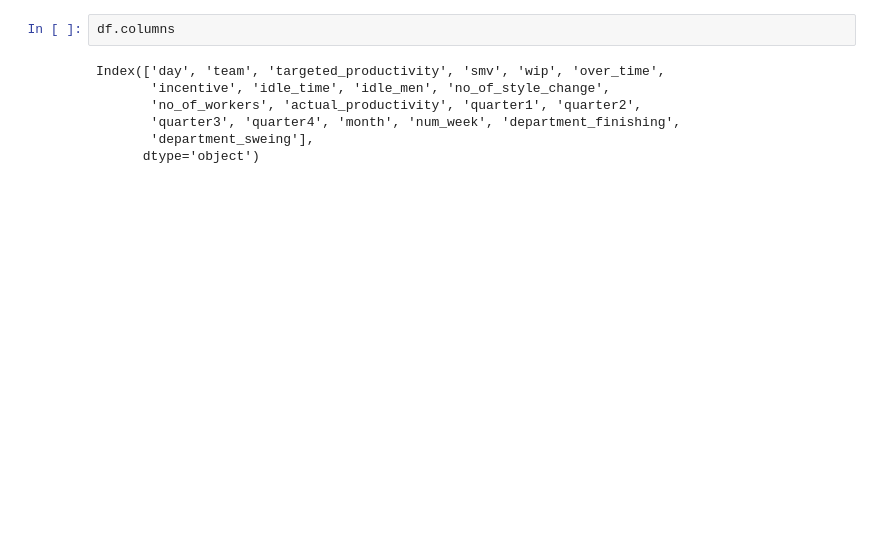
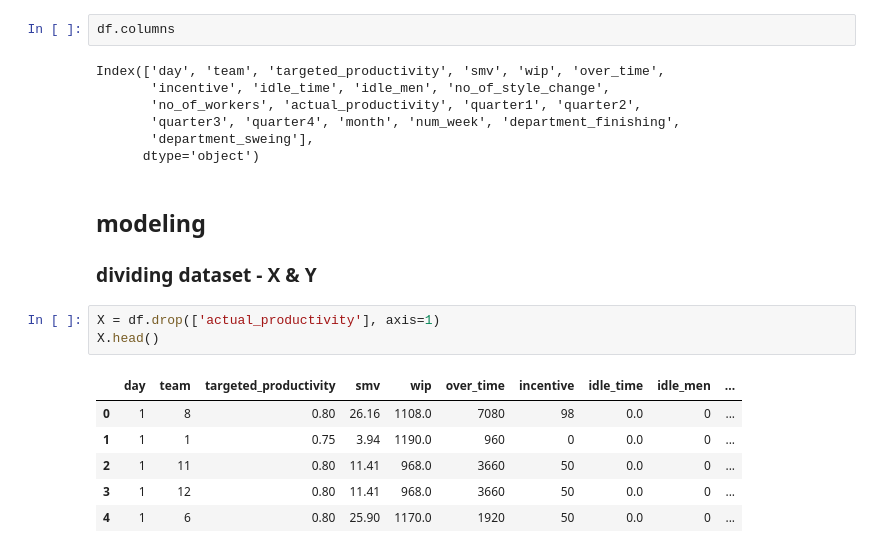
Before and after one commit to irenzim/DS2-Consulting, a Jupyter notebook: productivity_2.ipynb, the cells around one changed output. Drawn from its saved outputs; the diff is of its cells as text; blank space fills up the shorter version.

```diff
--- a/productivity_2.ipynb
+++ b/productivity_2.ipynb
@@ -200,3 +200,16 @@ Index(['day', 'team', 'targeted_productivity', 'smv', 'wip', 'over_time',
        'quarter3', 'quarter4', 'month', 'num_week', 'department_finishing',
        'department_sweing'],
       dtype='object')
+# %% [markdown]
+## modeling
+### dividing dataset - X & Y
+# %%
+X = df.drop(['actual_productivity'], axis=1)
+X.head()
+# %% [output]
+|  | day | team | targeted_productivity | smv | wip | over_time | incentive | idle_time | idle_men | ... |
+| 0 | 1 | 8 | 0.80 | 26.16 | 1108.0 | 7080 | 98 | 0.0 | 0 | ... |
+| 1 | 1 | 1 | 0.75 | 3.94 | 1190.0 | 960 | 0 | 0.0 | 0 | ... |
+| 2 | 1 | 11 | 0.80 | 11.41 | 968.0 | 3660 | 50 | 0.0 | 0 | ... |
+| 3 | 1 | 12 | 0.80 | 11.41 | 968.0 | 3660 | 50 | 0.0 | 0 | ... |
+| 4 | 1 | 6 | 0.80 | 25.90 | 1170.0 | 1920 | 50 | 0.0 | 0 | ... |
```
Also changed, not shown: parts of 11 cells of this notebook.
